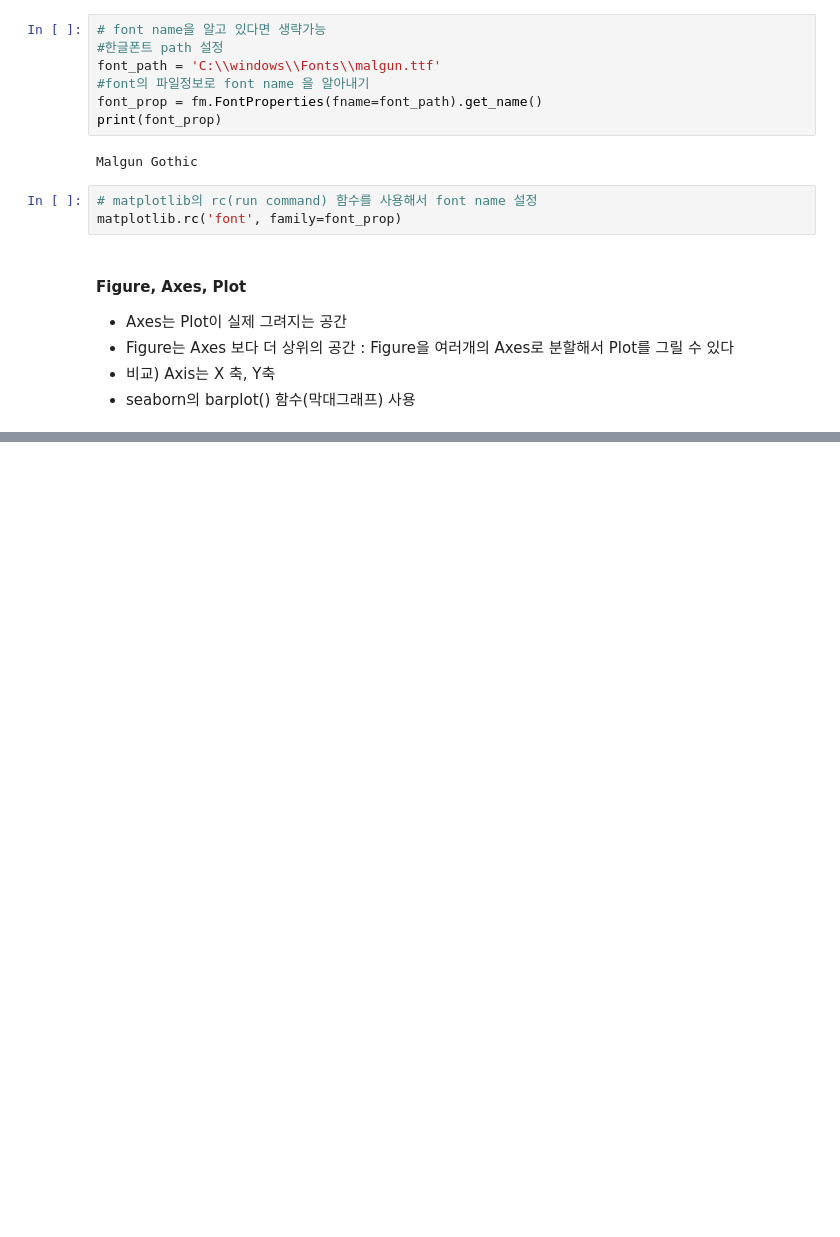
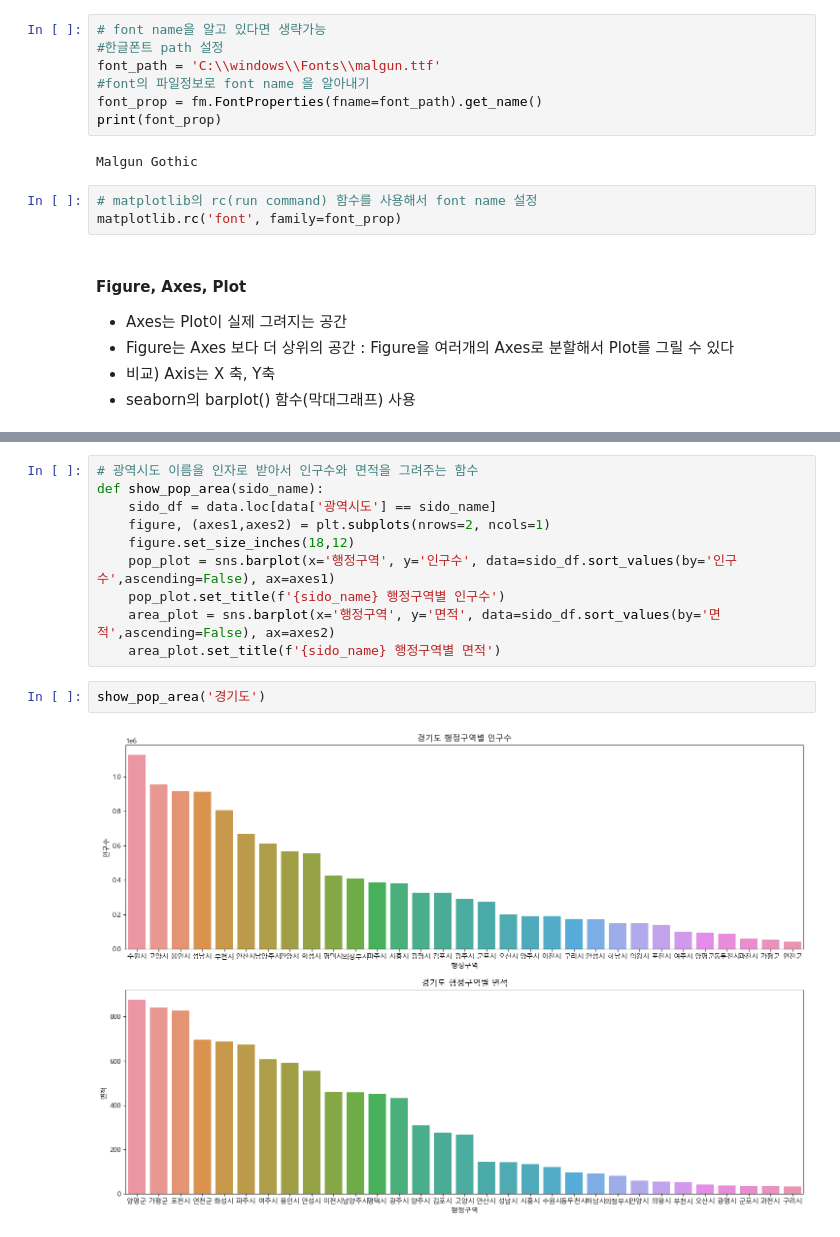
Before and after one commit to 2eeg/Python_Web_Analysis, a Jupyter notebook: 03-1.행정구역정보_분석과시각화.ipynb, the cells around one changed output, grey strips where cells are left out. Saved outputs shown, nothing was run; the diff lists cells and outputs as text; blank space fills up the shorter version.

```diff
--- a/03-1.행정구역정보_분석과시각화.ipynb
+++ b/03-1.행정구역정보_분석과시각화.ipynb
@@ -744,0 +768,14 @@ matplotlib.rc('font', family=font_prop)
+# %%
+# 광역시도 이름을 인자로 받아서 인구수와 면적을 그려주는 함수
+def show_pop_area(sido_name):
+    sido_df = data.loc[data['광역시도'] == sido_name]
+    figure, (axes1,axes2) = plt.subplots(nrows=2, ncols=1)
+    figure.set_size_inches(18,12)
+    pop_plot = sns.barplot(x='행정구역', y='인구수', data=sido_df.sort_values(by='인구수',ascending=False), ax=axes1)
+    pop_plot.set_title(f'{sido_name} 행정구역별 인구수')
+    area_plot = sns.barplot(x='행정구역', y='면적', data=sido_df.sort_values(by='면적',ascending=False), ax=axes2)
+    area_plot.set_title(f'{sido_name} 행정구역별 면적')
+# %%
+show_pop_area('경기도')
+# %% [output]
+[figure, added]
```
Also changed, not shown: parts of 8 cells of this notebook, 4 other files.
